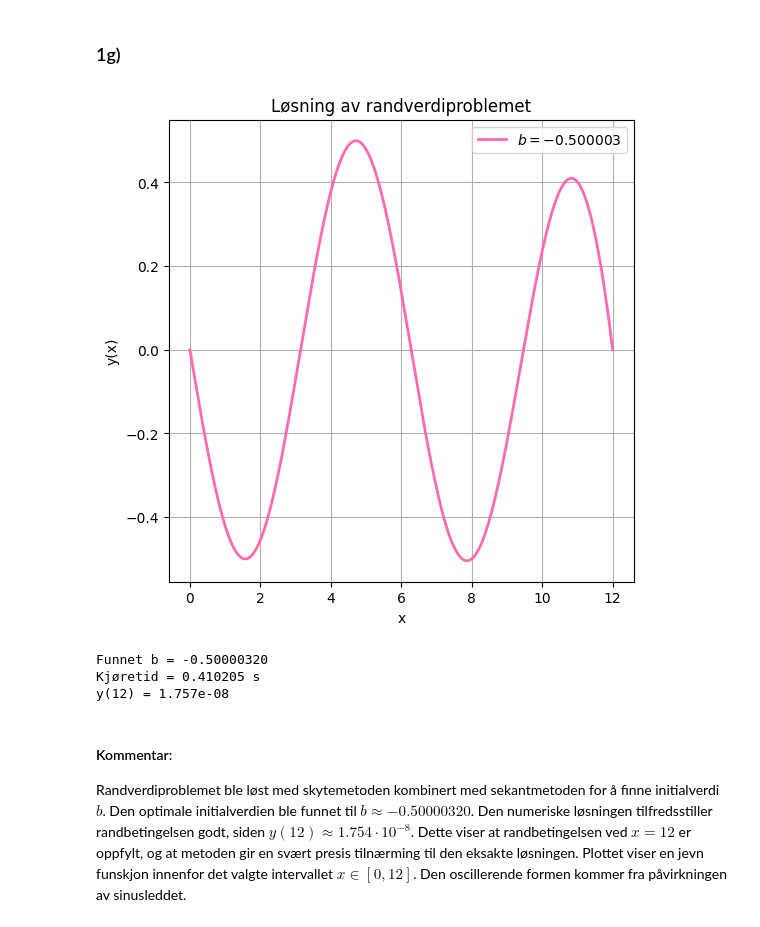
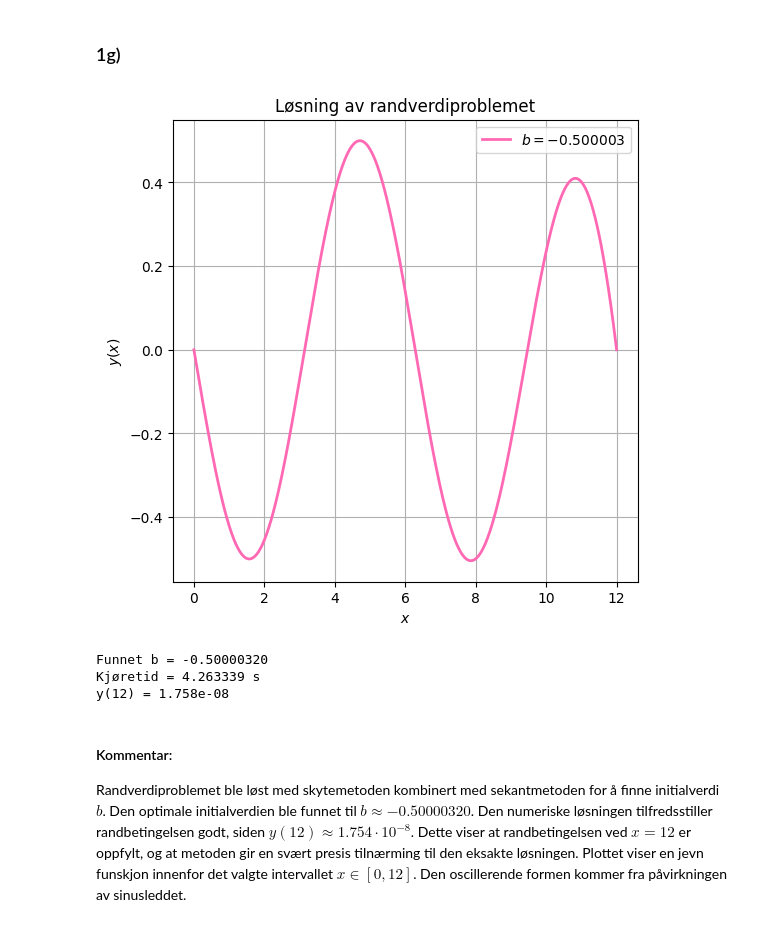
Before and after one commit to selmaberg05/TMA4320-Prosjekt3-gruppe-Andrihol-Emilyan-Selmahbe, a Jupyter notebook: Prosjekt3.ipynb, the cells around one changed output. Cells and saved outputs as stored; diff of their text form; code cells hidden in the pictures.

```diff
--- a/Prosjekt3.ipynb
+++ b/Prosjekt3.ipynb
@@ -577,39 +577,39 @@ alpha = 0.8
 b0 = 0.0
 b1 = 1.0
 
 # Tidsmåling
 start_num = time.perf_counter()
 
 # Finner riktig b
 b_root, b_values = secant(g_shoot_1g, b0, b1, tol)
 
 y_init = np.array([0.0, b_root])
 x_vals, y_vals, h_vals, n, m = solve_rk(
     f_1g, x_init, x_end, y_init, h0, tol, alpha
 )
 
 end_num = time.perf_counter()
 
 # Plotter løsningen
 plt.figure()
 plt.plot(x_vals, y_vals[:, 0],
          label=fr"$b={b_root:.6f}$", color="hotpink")
 plt.title("Løsning av randverdiproblemet")
-plt.xlabel("x")
-plt.ylabel("y(x)")
+plt.xlabel(r"$x$")
+plt.ylabel(r"$y(x)$")
 plt.grid(True)
 plt.legend()
 plt.show()
 
 # Skriver ut resultat
 print(f"Funnet b = {b_root:.8f}")
 print(f"Kjøretid = {end_num - start_num:.6f} s")
 print(f"y(12) = {y_vals[-1,0]:.3e}")
 # %% [output]
-[figure, old version]
+[figure, new version]
 Funnet b = -0.50000320
-Kjøretid = 0.410205 s
-y(12) = 1.757e-08
+Kjøretid = 4.263339 s
+y(12) = 1.758e-08
 # %% [markdown]
 #### Kommentar:
 Randverdiproblemet ble løst med skytemetoden kombinert med sekantmetoden for å finne initialverdi $b$. Den optimale initialverdien ble funnet til $b \approx - 0.50000320$. Den numeriske løsningen tilfredsstiller randbetingelsen godt, siden
```
Also changed, not shown: parts of 5 cells of this notebook.
